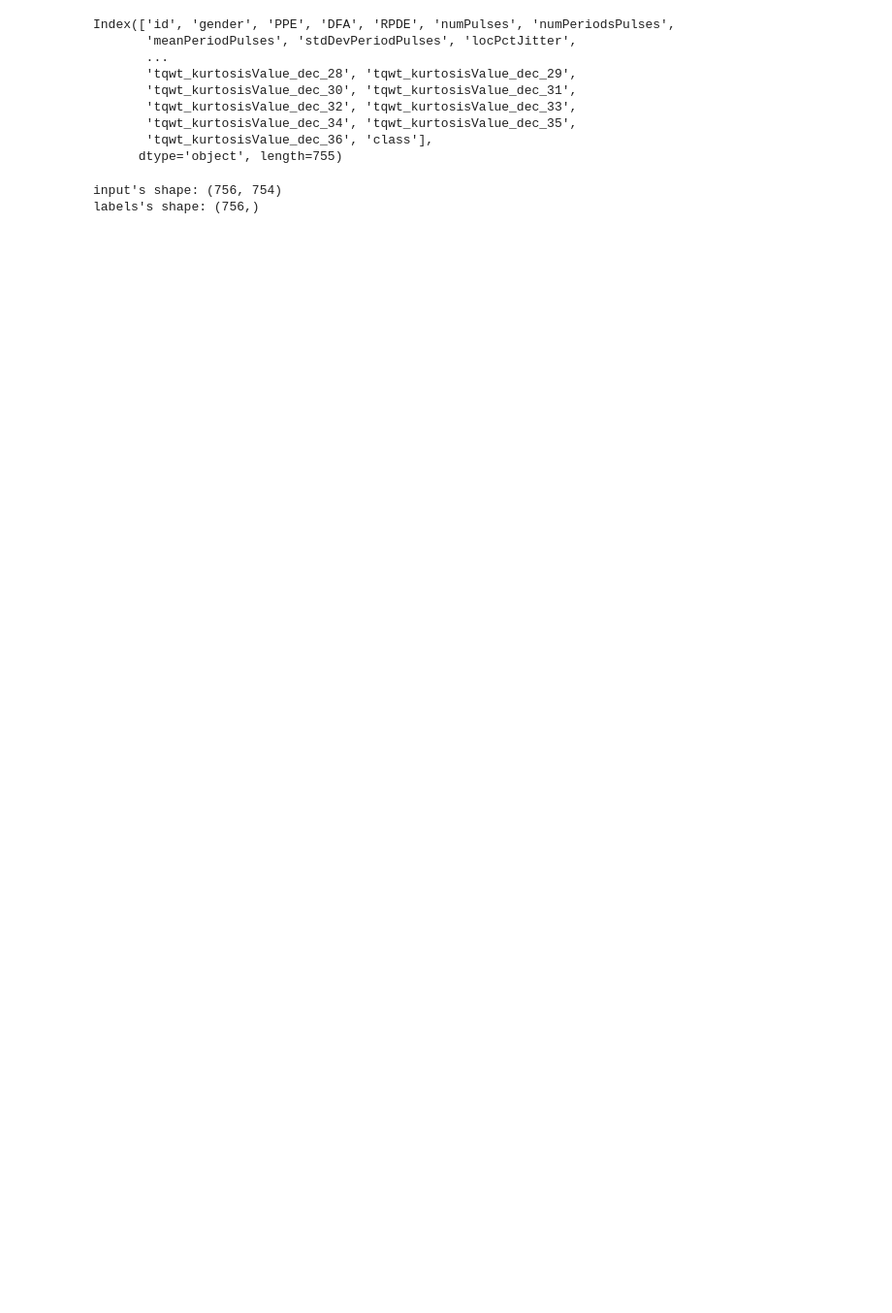
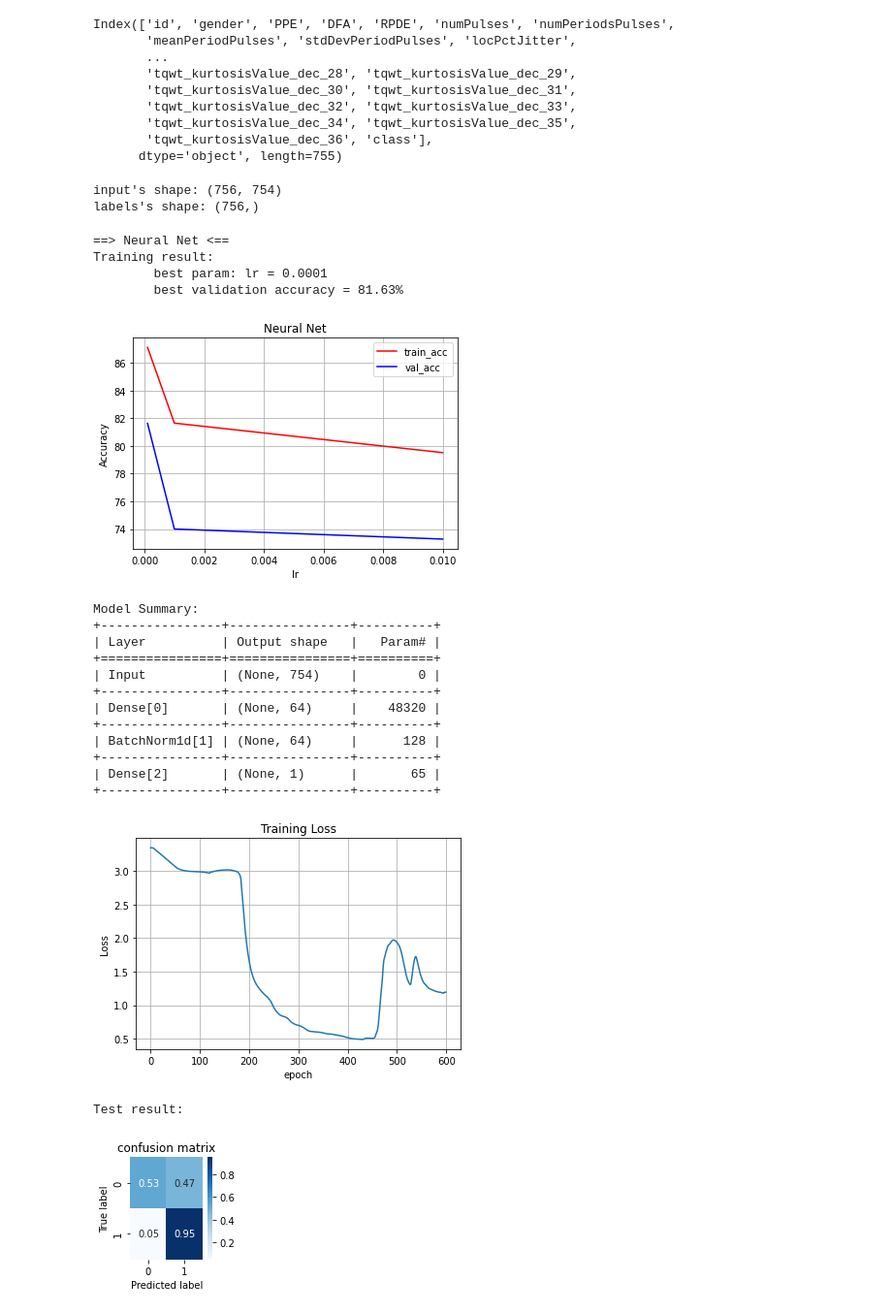
Before and after one commit to alirezakazemipour/Parkinson-Disease-Classification, a Jupyter notebook: code_and_report.ipynb, the cells around one changed output. Shown at 97% size. Cells and saved outputs as stored; diff of their text form; code cells hidden in the pictures; blank space fills up the shorter version.

Commit message:
Add sequential model

```diff
--- a/code_and_report.ipynb
+++ b/code_and_report.ipynb
@@ -162,12 +152,12 @@ class NNClassifier:
 # %%
-clfs = {"Neural Net": {"base_clf": NNClassifier(units=64,
-                                                epoch=1000,
+clfs = {"Neural Net": {"base_clf": NNClassifier(hidden_units=[64],
+                                                epoch=600,
                                                 opt=nn.optims.Adam,
                                                 lam=1e-3,
                                                 reg_type="l2"
                                                ),
                        "param": "lr",
-                       "param_values": [1e-2, 1e-3, 1e-4]
+                       "param_values": [1e-3, 1e-4, 1e-5]
                        }
         }
 # %%
@@ -198,6 +188,8 @@ for clf_name, config in clfs.items():
         if history["val_acc"][-1] > best_val_acc:
             best_val_acc = history["val_acc"][-1]
             best_param = p
+            if clf_name == "Neural Net":
+                best_loss_hist = clf.loss_history
 
     print(f"==> {clf_name} <==")
     print("Training result:")
@@ -214,34 +206,66 @@ for clf_name, config in clfs.items():
     if "SVM" in clf_name or clf_name == "XGBoost":
         plt.xscale("log")
     plt.show()
+
+    if clf_name == "Neural Net":
+        clf.model_architecture()
+        plt.plot()
+        plt.plot(range(clf.epoch), best_loss_hist)
+        plt.grid()
+        plt.title("Training Loss")
+        plt.ylabel("Loss")
+        plt.xlabel("epoch")
+        plt.show()
+
     print("Test result: ")
     setattr(clf, config["param"], best_param)
     clf.fit(X, Y)
     x_test_stand = scaler.transform(x_test)
     y_pred = clf.predict(x_test_stand)
     test_acc = (np.sum(y_pred == y_test) / len(y_pred)) * 100
     if test_acc > best_test_acc:
         best_test_acc = test_acc
         best_model["name"] = clf_name
         best_model["clf"] = clf
     con_mat = confusion_matrix(y_test, y_pred)
     con_mat_norm = np.around(con_mat.astype('float') / con_mat.sum(axis=1)[:, np.newaxis], decimals=2)
     con_mat_df = pd.DataFrame(con_mat_norm, index=[i for i in range(n_class)], columns=[i for i in range(n_class)])
     figure = plt.figure(figsize=(n_class, n_class))
     sns.heatmap(con_mat_df, annot=True, cmap=plt.cm.Blues)
     plt.tight_layout()
     plt.ylabel('True label')
     plt.xlabel('Predicted label')
     plt.title('confusion matrix')
     plt.show()
     report = classification_report(y_test, y_pred)
     print(report)
 
     if clf_name == "Decision Tree":
         setattr(clfs["Random Forest"]["base_clf"], "max_depth", best_param)
         setattr(clfs["XGBoost"]["base_clf"], "max_depth", best_param)
 
     if clf_name == "Random Forest":
         setattr(clfs["XGBoost"]["base_clf"], "n_estimators", best_param)
 
 print(f"\n🎁🎁🎁best_model is: {best_model['name']} with test acc = {best_test_acc:.2f}%.")
+# %% [output]
+==> Neural Net <==
+Training result:
+        best param: lr = 0.0001
+        best validation accuracy = 81.63%
+[figure, added]
+Model Summary:
++----------------+----------------+----------+
+| Layer          | Output shape   |   Param# |
++================+================+==========+
+| Input          | (None, 754)    |        0 |
++----------------+----------------+----------+
+| Dense[0]       | (None, 64)     |    48320 |
++----------------+----------------+----------+
+| BatchNorm1d[1] | (None, 64)     |      128 |
++----------------+----------------+----------+
+| Dense[2]       | (None, 1)      |       65 |
++----------------+----------------+----------+
+[figure, added]
+Test result:
+[figure, added]
```
Also changed, not shown: parts of 5 cells of this notebook.
